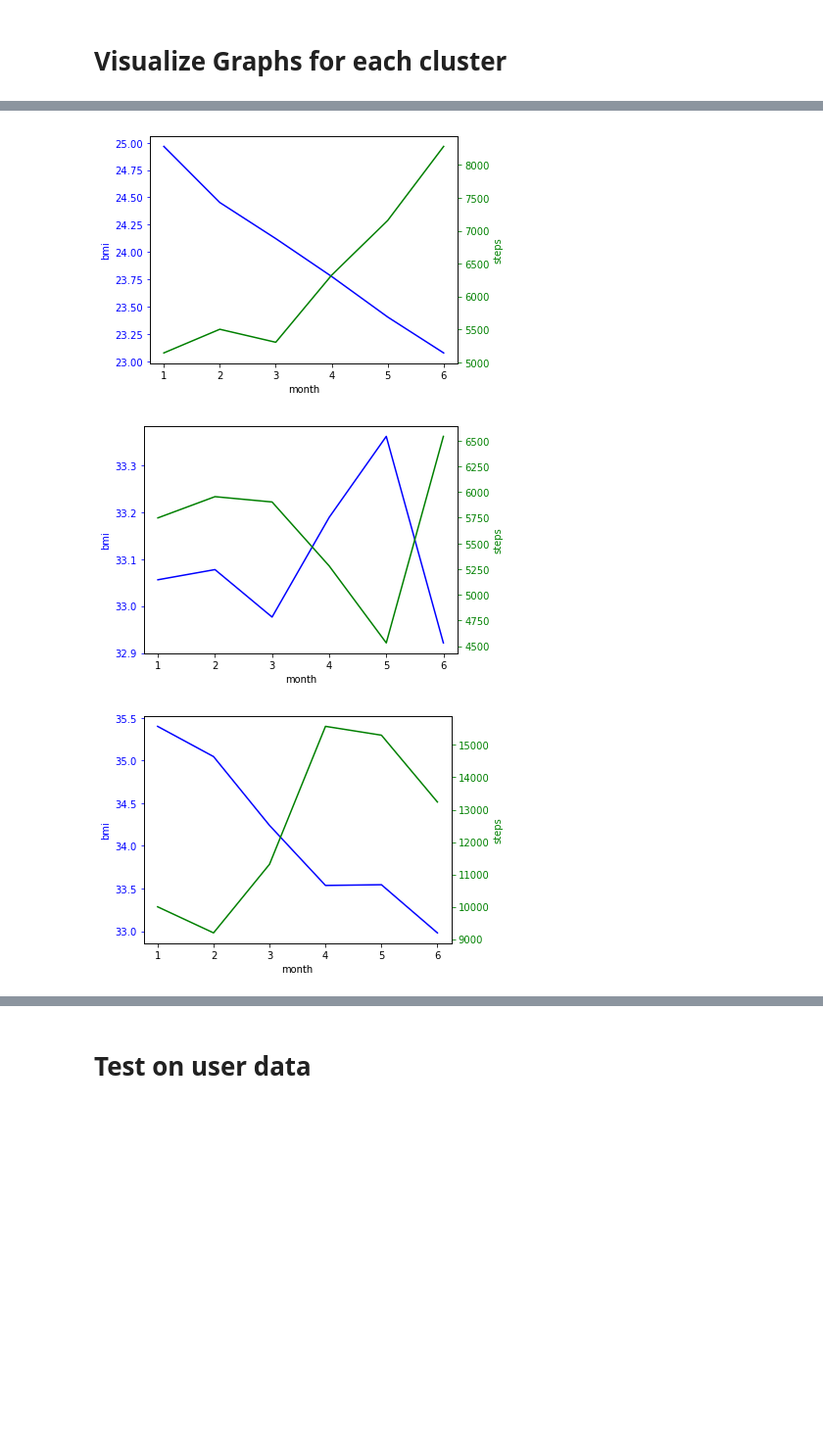
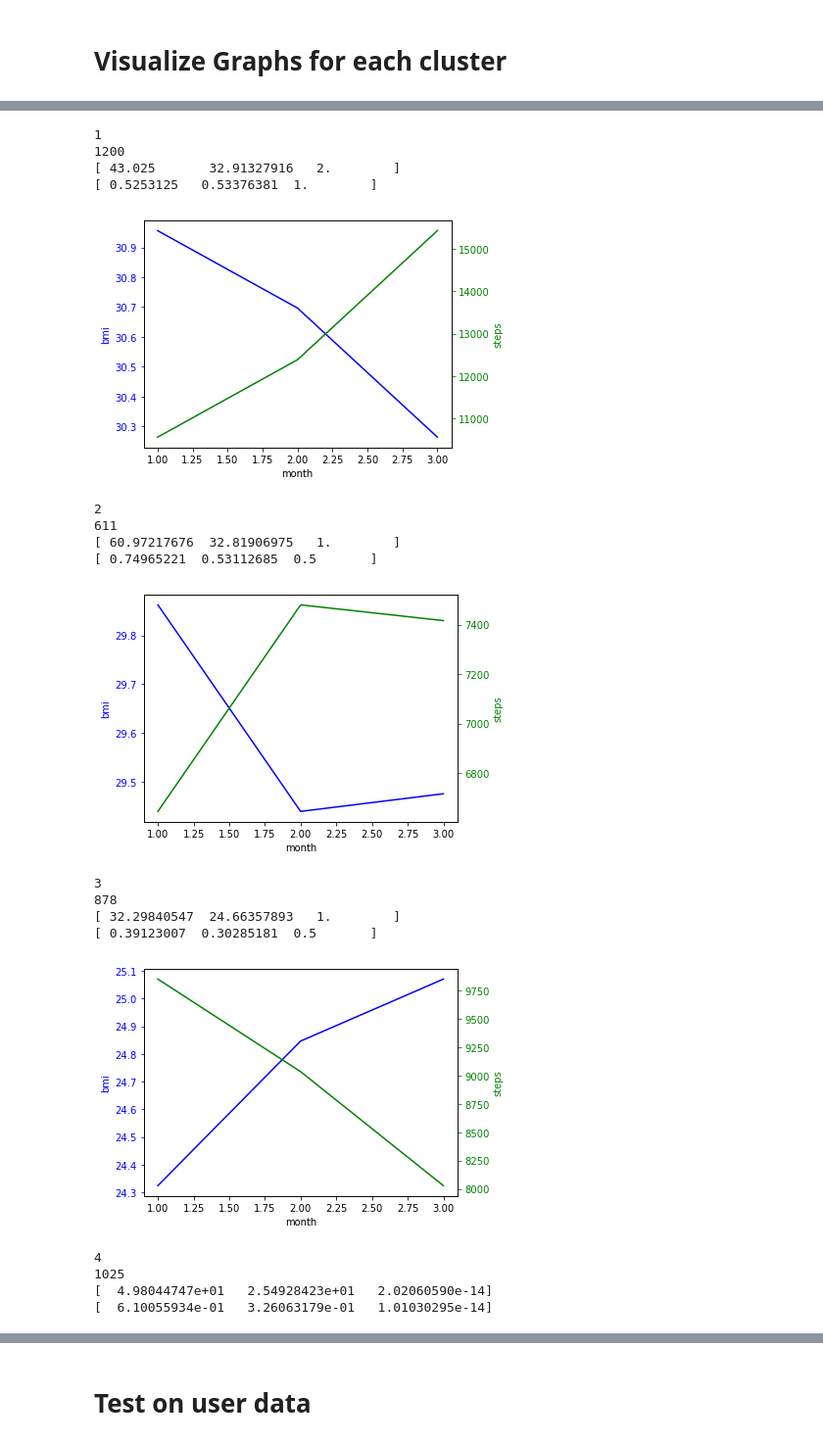
Before and after one commit to renatalucia/activity-tracker, a Jupyter notebook: clustering/users_clusters_visualize.ipynb, the cells around one changed output, grey strips where cells are left out. Shown at 98% size. Cells and saved outputs as stored; diff of their text form; code cells hidden in the pictures; blank space fills up the shorter version.

```diff
--- a/clustering/users_clusters_visualize.ipynb
+++ b/clustering/users_clusters_visualize.ipynb
@@ -208,18 +256,20 @@ from mpl_toolkits.mplot3d import Axes3D
 age = []
 sex = []
 bmi = []
+activity_level = []
 cluster = []
 for i in range(number_of_clusters):
     members = users_clusters.get_cluster_members(i)
     age.extend(members.age)
     sex.extend(members.sex)
     bmi.extend(members.bmi)
+    activity_level.extend(members.activity_level)
     cluster.extend([i] * len(members))
 
 fig = plt.figure()
 ax = fig.add_subplot(111, projection='3d')
 
-ax.scatter(age,bmi,sex, marker="s", c=cluster, s=40, cmap="jet_r")
+ax.scatter(age,activity_level,bmi, marker="s", c=cluster, s=40, cmap="jet_r")
 # ax.scatter(age,bmi,sex, marker="s", c=cluster, s=40)
 plt.show()
 # %% [output]
@@ -227,10 +290,13 @@ plt.show()
 # %% [markdown]
 # Visualize Graphs for each cluster
 # %%
-n_months = 6
+n_months = 3
 for i in range(number_of_clusters):
     cluster_members = users_clusters.get_cluster_members(i)
+    print(i)
+    print(len(cluster_members))
+    print(users_clusters.get_centers()[i])
+    print(users_clusters.clusters.cluster_centers_[i])
     best_seq, corr = best_cluster_sequence(cluster_members, n_months)
-
     visualize_bmi_steps(pd.DataFrame(best_seq)[['bmi','steps']], n_months)
 # %% [output]
@@ -238,3 +308,19 @@ for i in range(number_of_clusters):
+1
+1200
+[ 43.025       32.91327916   2.        ]
+[ 0.5253125   0.53376381  1.        ]
-[figure, old version]
+[figure, new version]
+2
+611
+[ 60.97217676  32.81906975   1.        ]
+[ 0.74965221  0.53112685  0.5       ]
-[figure, old version]
+[figure, new version]
+3
+878
+[ 32.29840547  24.66357893   1.        ]
+[ 0.39123007  0.30285181  0.5       ]
-[figure, old version]
+[figure, new version]
+4
+1025
+[  4.98044747e+01   2.54928423e+01   2.02060590e-14]
+[  6.10055934e-01   3.26063179e-01   1.01030295e-14]
```
Also changed, not shown: parts of 8 cells of this notebook, 1 other file.
